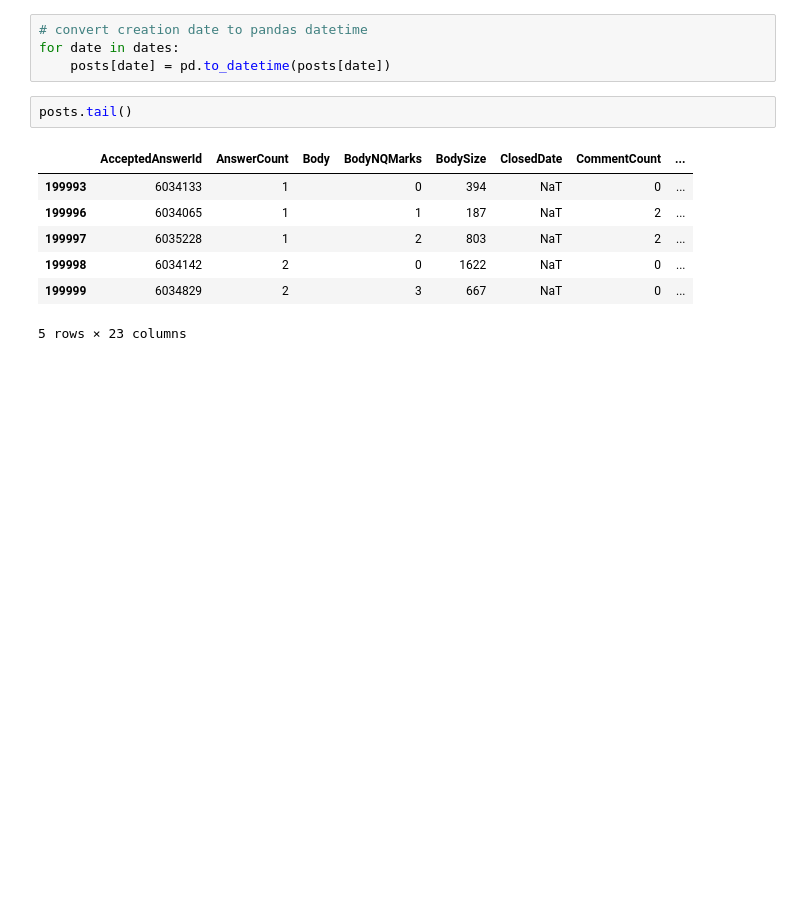
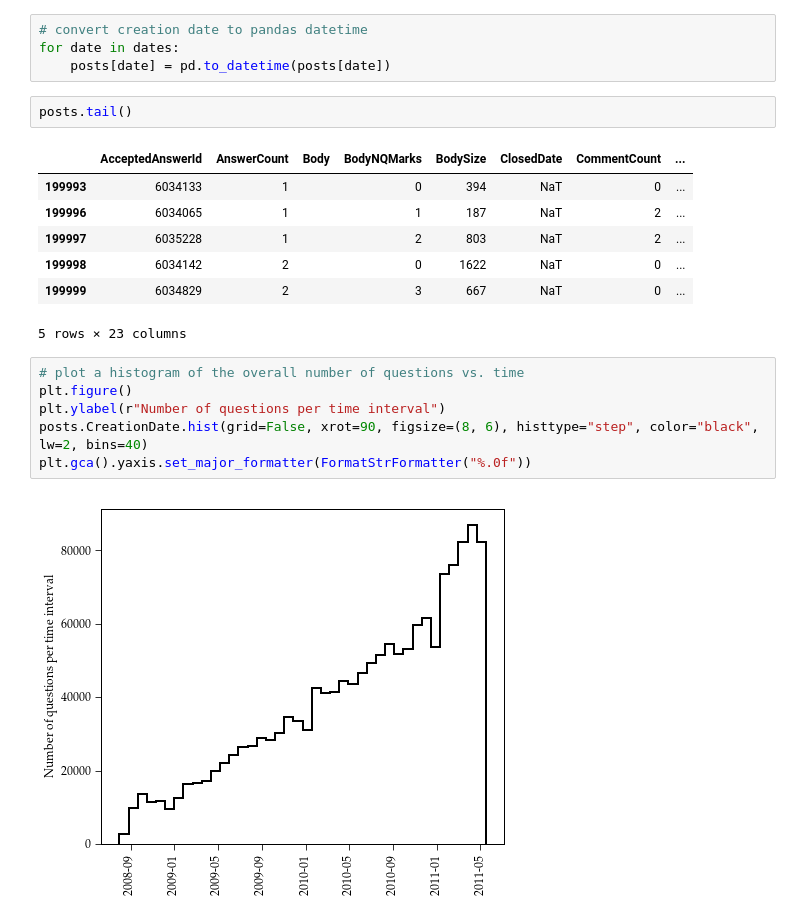
Before and after one commit to AkagiShigeru/incubator-overflow, a Jupyter notebook: stackoverflow-basic.ipynb, the cells around one changed output. Saved outputs shown, nothing was run; the diff lists cells and outputs as text; blank space fills up the shorter version.

```diff
--- a/stackoverflow-basic.ipynb
+++ b/stackoverflow-basic.ipynb
@@ -78,3 +79,11 @@ posts.tail()
 | 199998 | 6034142 | 2 |  | 0 | 1622 | NaT | 0 | ... |
 | 199999 | 6034829 | 2 |  | 3 | 667 | NaT | 0 | ... |
 5 rows × 23 columns
+# %%
+# plot a histogram of the overall number of questions vs. time
+plt.figure()
+plt.ylabel(r"Number of questions per time interval")
+posts.CreationDate.hist(grid=False, xrot=90, figsize=(8, 6), histtype="step", color="black", lw=2, bins=40)
+plt.gca().yaxis.set_major_formatter(FormatStrFormatter("%.0f"))
+# %% [output]
+[figure, added]
```
Also changed, not shown: parts of 7 cells of this notebook.
